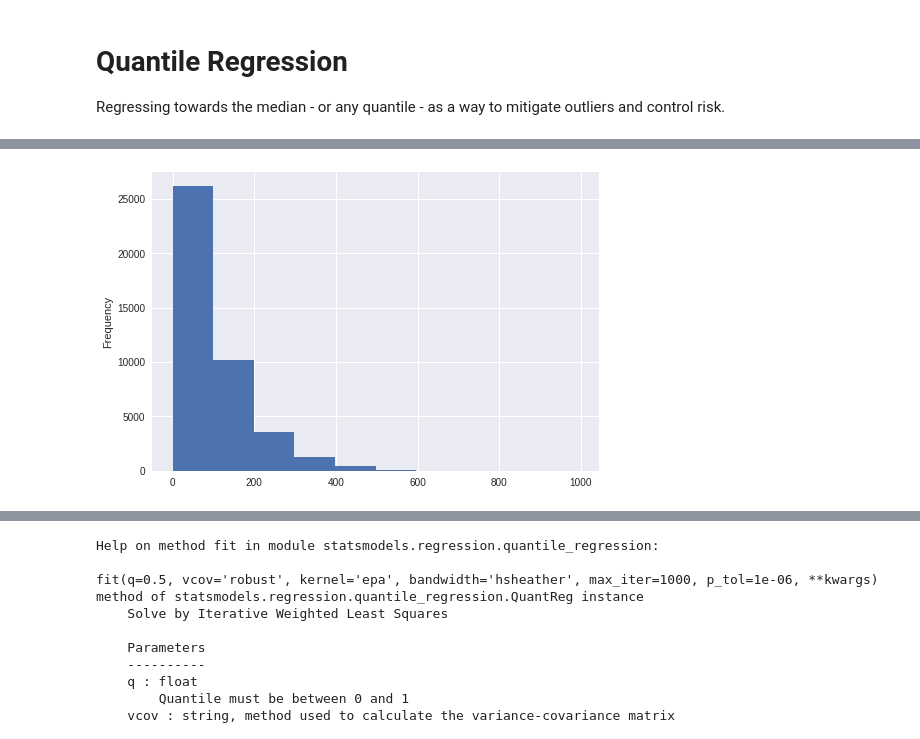
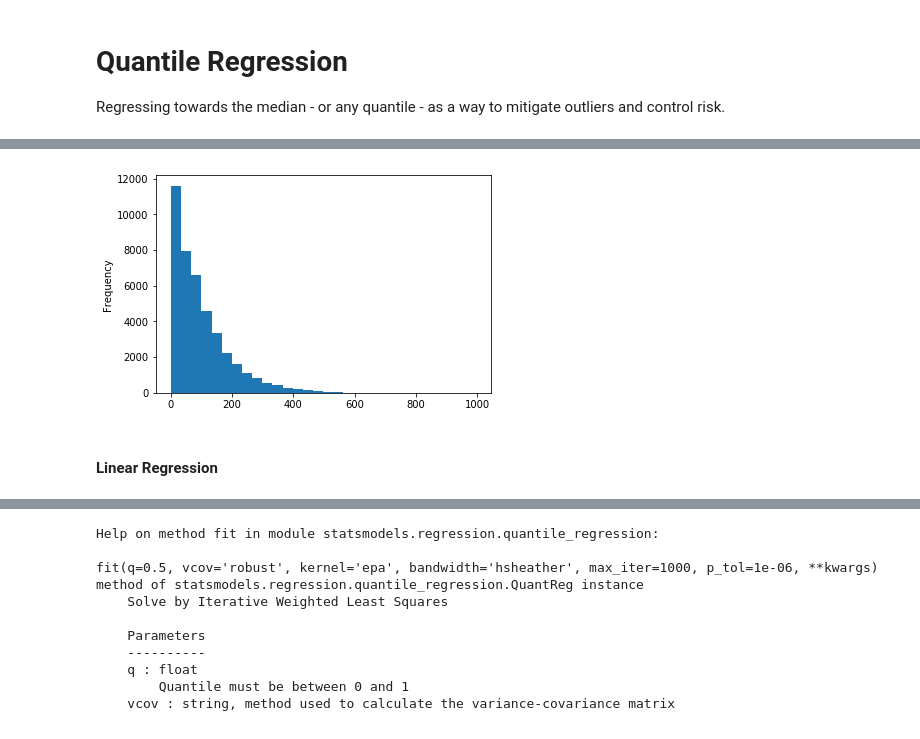
Before and after one commit to chrisluedtke/data-science-journal, a Jupyter notebook: 07-Advanced-Regression/03_Quantile_Regression.ipynb, the cells around one changed output, grey strips where cells are left out. Drawn from its saved outputs; the diff is of its cells as text; code cells hidden in the pictures.

```diff
--- a/07-Advanced-Regression/03_Quantile_Regression.ipynb
+++ b/07-Advanced-Regression/03_Quantile_Regression.ipynb
@@ -2,3 +2,12 @@
 # Quantile Regression
 
 Regressing towards the median - or any quantile - as a way to mitigate outliers and control risk.
+# %%
+import matplotlib.pyplot as plt
+import numpy as np
+import pandas as pd
+import seaborn as sns
+from sklearn.linear_model import LinearRegression
+import statsmodels.formula.api as smf
+
+plt.style.use('seaborn')
@@ -34,7 +66,9 @@ df.describe()
 | 75% | 32868.250000 | 2013.000000 | 10.000000 | 23.000000 | 17.250000 | 137.000000 | 15.000000 | 23.000000 | 1025.000000 | 21.910000 | 0.000000 | ... |
 | max | 43824.000000 | 2014.000000 | 12.000000 | 31.000000 | 23.000000 | 994.000000 | 28.000000 | 42.000000 | 1046.000000 | 585.600000 | 27.000000 | ... |
 # %%
-df['pm2.5'].plot.hist();
+df['pm2.5'].plot.hist(bins=30);
 # %% [output]
-[figure, old version]
+[figure, new version]
+# %% [markdown]
+#### Linear Regression
 # %%
```
Also changed, not shown: parts of 38 cells of this notebook, 3 other files.
